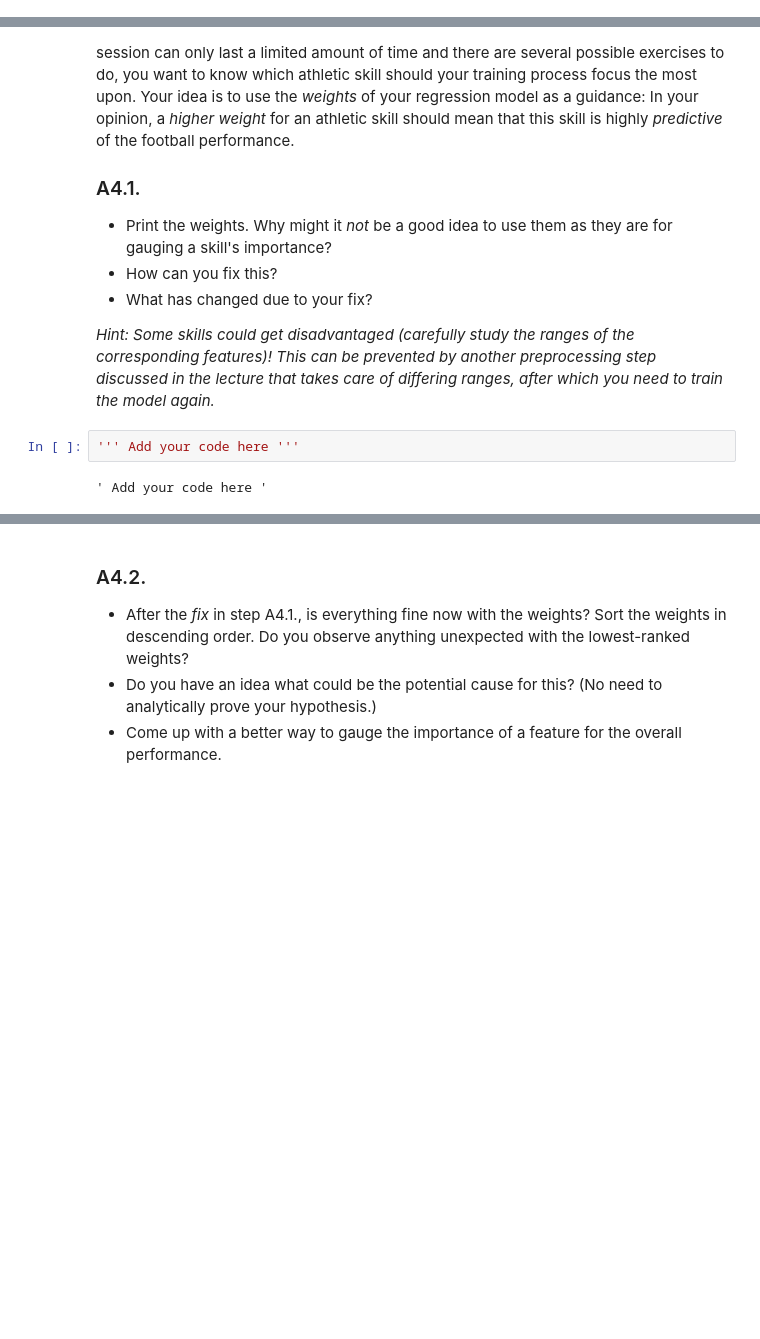
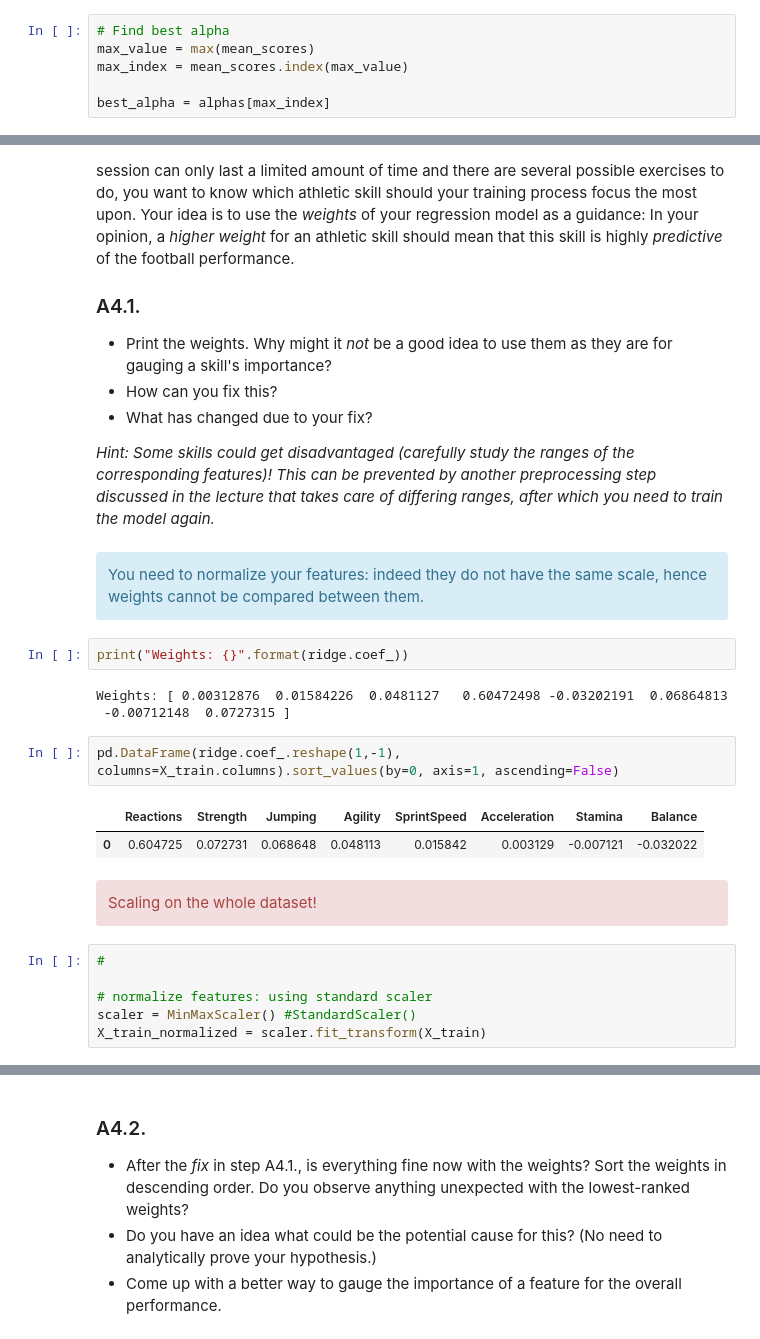
Before and after one commit to giustogianni/practice, a Jupyter notebook: hw2/hw2.ipynb, the cells around one changed output, grey strips where cells are left out. Cells and saved outputs as stored; diff of their text form; blank space fills up the shorter version.

```diff
--- a/hw2/hw2.ipynb
+++ b/hw2/hw2.ipynb
@@ -270,0 +296,6 @@ Ridge Regression has a regularization parameter $\alpha$. Optimize it in the ran
+# %%
+# Find best alpha
+max_value = max(mean_scores)
+max_index = mean_scores.index(max_value)
+
+best_alpha = alphas[max_index]
@@ -279,7 +321,27 @@ Hiring new players isn't the only job of a manager/head-coach; another important
 * What has changed due to your fix?
 
 *Hint: Some skills could get disadvantaged (carefully study the ranges of the corresponding features)! This can be prevented by another preprocessing step discussed in the lecture that takes care of differing ranges, after which you need to train the model again.*
-# %%
-''' Add your code here '''
-# %% [output]
-' Add your code here '
+# %% [markdown]
+<div class="alert alert-block alert-info">
+You need to normalize your features: indeed they do not have the same scale, hence weights cannot be compared between them.
+</div>
+# %%
+print("Weights: {}".format(ridge.coef_))
+# %% [output]
+Weights: [ 0.00312876  0.01584226  0.0481127   0.60472498 -0.03202191  0.06864813
+ -0.00712148  0.0727315 ]
+# %%
+pd.DataFrame(ridge.coef_.reshape(1,-1), columns=X_train.columns).sort_values(by=0, axis=1, ascending=False)
+# %% [output]
+|  | Reactions | Strength | Jumping | Agility | SprintSpeed | Acceleration | Stamina | Balance |
+| 0 | 0.604725 | 0.072731 | 0.068648 | 0.048113 | 0.015842 | 0.003129 | -0.007121 | -0.032022 |
+# %% [markdown]
+<div class="alert alert-block alert-danger">
+Scaling on the whole dataset!
+</div>
+# %%
+#
+
+# normalize features: using standard scaler
+scaler = MinMaxScaler() #StandardScaler()
+X_train_normalized = scaler.fit_transform(X_train)
```
Also changed, not shown: parts of 10 cells of this notebook.
